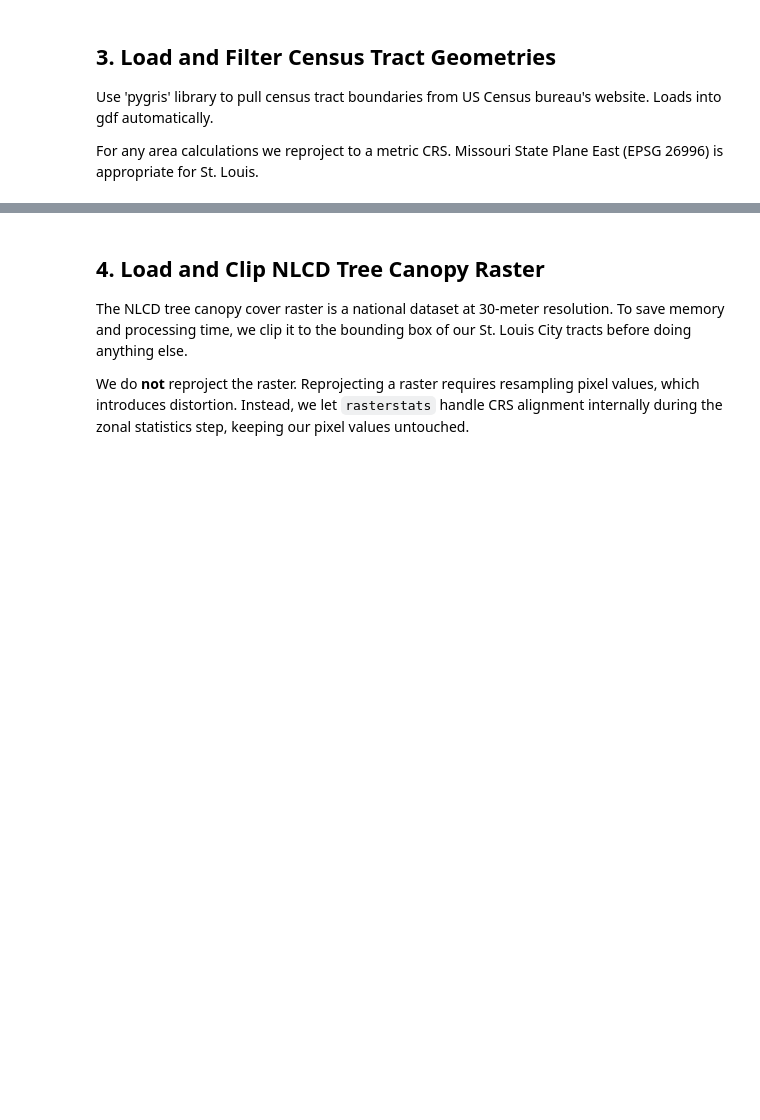
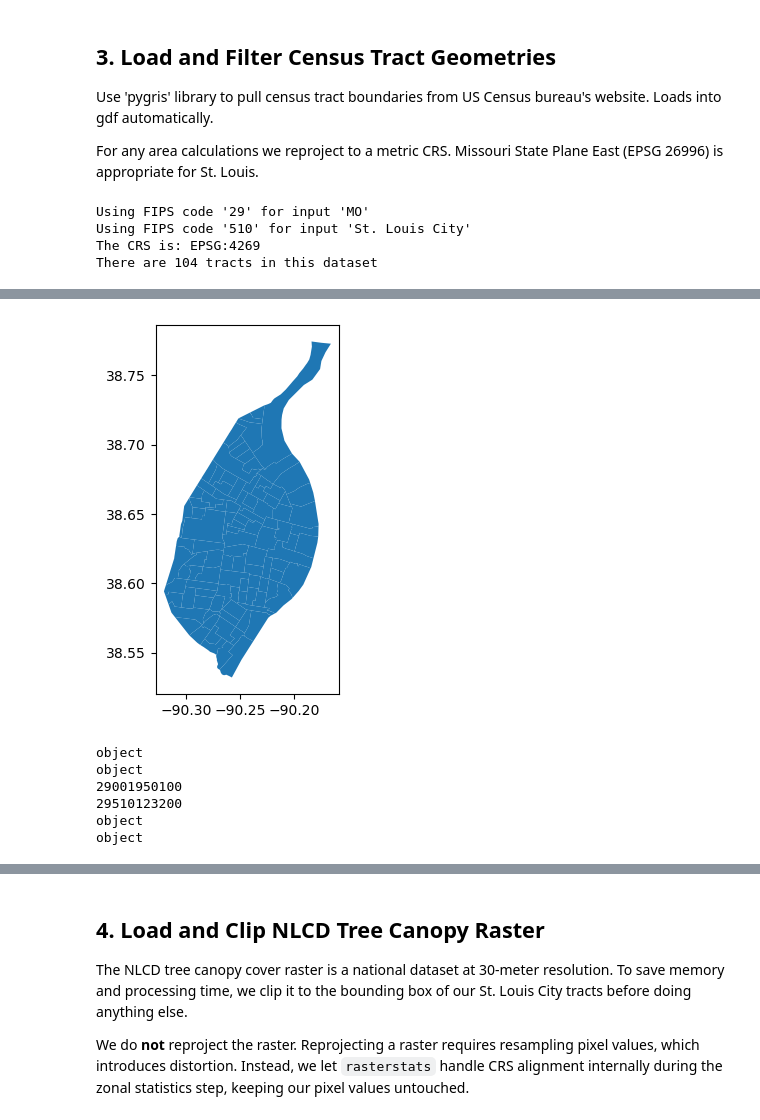
Before and after one commit to dander1989/urban_shade_income, a Jupyter notebook: notebook.ipynb, the cells around one changed output, grey strips where cells are left out. Saved outputs shown, nothing was run; the diff lists cells and outputs as text; code cells hidden in the pictures; blank space fills up the shorter version.

```diff
--- a/notebook.ipynb
+++ b/notebook.ipynb
@@ -81,7 +84,15 @@ Use 'pygris' library to pull census tract boundaries from US Census bureau's web
 For any area calculations we reproject to a metric CRS. Missouri State Plane East (EPSG 26996) is appropriate for St. Louis.
 # %%
 # Pulling St. Louis, Missouri Census Tract boundaries using pygris
-stl_census = pygris.tracts(state = "MO", county = "St. Louis City", year=2020)
-#stl_census.plot() # For visual verification
-stl_census.crs
-len(stl_census)
+stl_tracts = pygris.tracts(state = "MO", county = "St. Louis City", year=2020)
+
+# Data checks
+stl_tracts.plot() # For visual verification
+print(f"The CRS is: {stl_tracts.crs}")
+print(f"There are {len(stl_tracts)} tracts in this dataset")
+stl_tracts.head()
+# %% [output]
+Using FIPS code '29' for input 'MO'
+Using FIPS code '510' for input 'St. Louis City'
+The CRS is: EPSG:4269
+There are 104 tracts in this dataset
@@ -87,0 +105,23 @@ len(stl_census)
+[figure, added]
+# %%
+# Obtaining sample values from each column and check data types
+df_sample_val = census_df["TL_GEO_ID"].iloc[0]
+gdf_sample_val = stl_tracts['GEOID'].iloc[0]
+print(census_df.dtypes['TL_GEO_ID'])
+print(stl_tracts.dtypes['GEOID'])
+print(df_sample_val)
+print(gdf_sample_val)
+
+# Convert 'TL_GEO_ID' from INT to STR in order to join the data
+census_df['TL_GEO_ID'] = census_df['TL_GEO_ID'].astype(str)
+
+# Confirm both fields are of type 'object' or str
+print(census_df.dtypes['TL_GEO_ID'])
+print(stl_tracts.dtypes['GEOID'])
+# %% [output]
+object
+object
+29001950100
+29510123200
+object
+object
```
Also changed, not shown: parts of 9 cells of this notebook.
